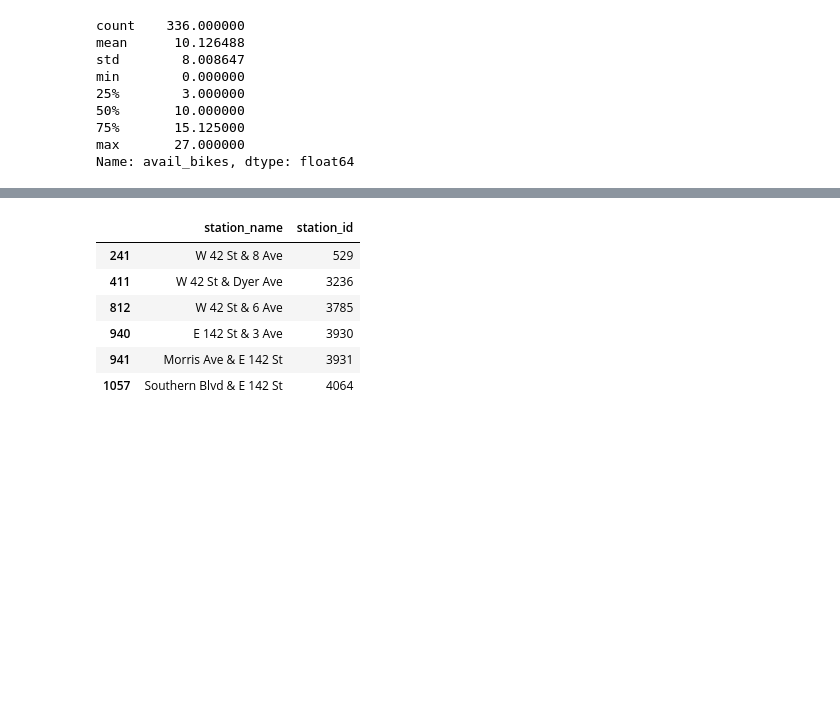
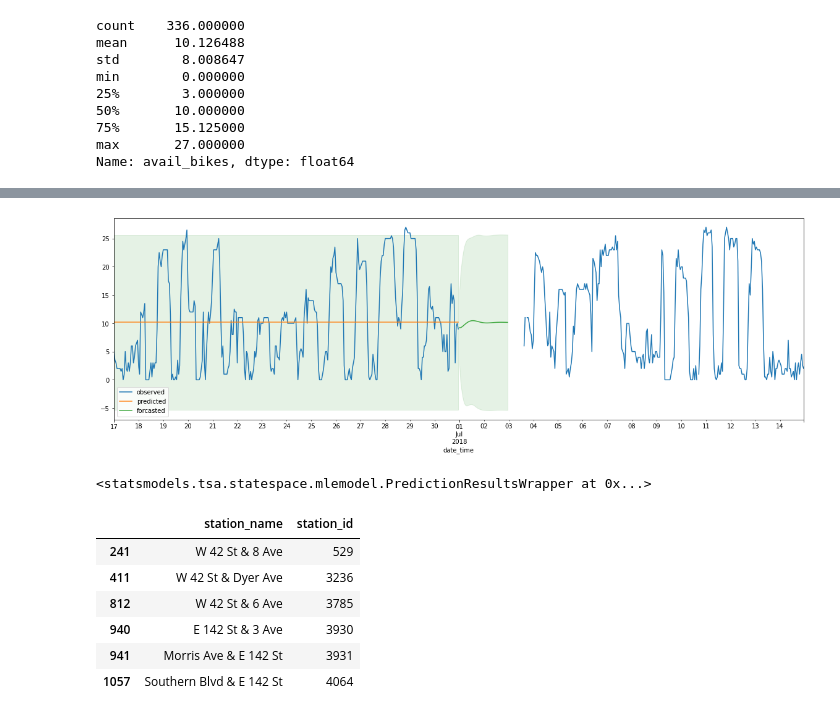
Before and after one commit to mitkrieg/citibike-timeseries, a Jupyter notebook: citibike_scratch.ipynb, the cells around one changed output, grey strips where cells are left out. Saved outputs shown, nothing was run; the diff lists cells and outputs as text; code cells hidden in the pictures; blank space fills up the shorter version.

```diff
--- a/citibike_scratch.ipynb
+++ b/citibike_scratch.ipynb
@@ -282,3 +339,34 @@ plt.legend(loc='upper left')
+# %%
+#get predictions
+
+pred = results.get_prediction(start=pd.to_datetime('2018-06-17'),dynamic=True,full_results=True)
+pred_conf = pred.conf_int()
+
+forcast = results.get_forecast(steps=48)
+for_conf = forcast.conf_int()
+
+rcParams['figure.figsize'] = 20, 6
+
+ax = ex_ts_station.avail_bikes_ts()['2018-06-17':'2018-07-14'].plot(label='observed')
+
+pred.predicted_mean.plot(ax=ax, label='predicted',alpha=0.9)
+forcast.predicted_mean.plot(ax=ax, label='forcasted', alpha=0.9)
+
+ax.fill_between(pred_conf.index,
+               pred_conf.iloc[:, 0],
+               pred_conf.iloc[:,1], color='g',alpha=0.1)
+ax.fill_between(for_conf.index,
+               for_conf.iloc[:, 0],
+               for_conf.iloc[:,1], color='g',alpha=0.1)
+
+
+plt.legend();
+# %% [output]
+[figure, added]
+# %%
+forcast
+# %% [output]
+<statsmodels.tsa.statespace.mlemodel.PredictionResultsWrapper at 0x...>
 # %%
 def search_station_id(query):
     """
```
Also changed, not shown: parts of 9 cells of this notebook.
